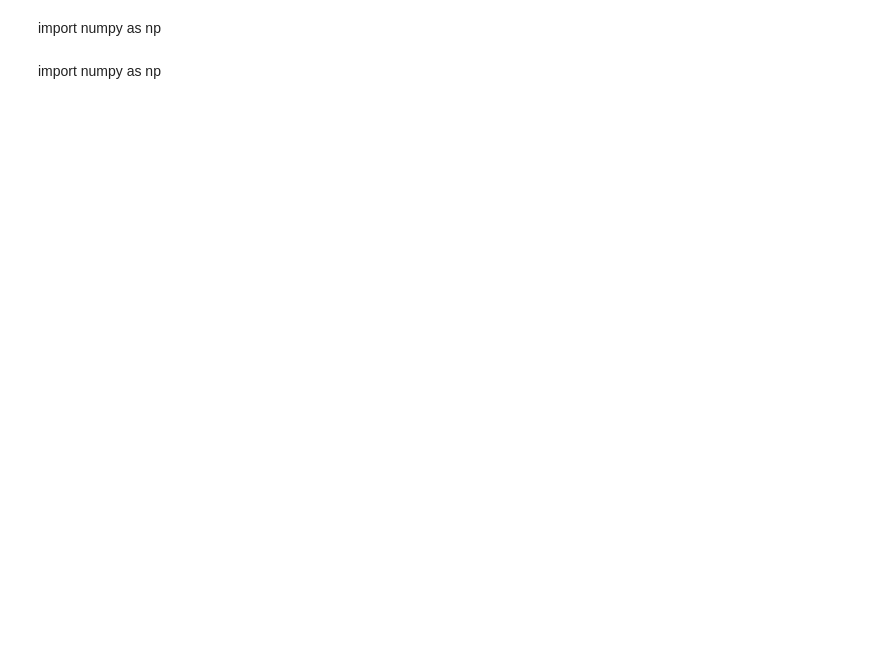
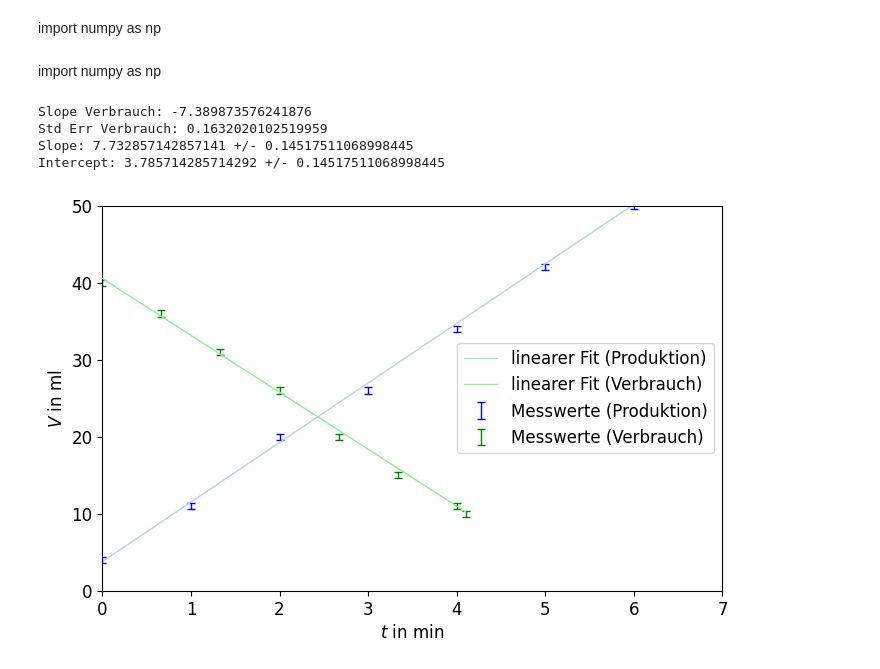
Before and after one commit to MaggdaDev/AP2, a Jupyter notebook: BRZ/brz.ipynb, the cells around one changed output. Drawn from its saved outputs; the diff is of its cells as text; code cells hidden in the pictures; blank space fills up the shorter version.

```diff
--- a/BRZ/brz.ipynb
+++ b/BRZ/brz.ipynb
@@ -10,0 +12,46 @@ produktionsrateVolumenH2Liter = np.array([4,11,20,26,34,42,50], dtype=float) / 1
+# %%
+
+
+produktionsrateZeit = np.array([0,1,2,3,4,5,6], dtype=float)
+produktionsrateVolumenH2 = np.array([4,11,20,26,34,42,50], dtype=float)
+
+verbrauchsrateZeit = np.array([0,40, 80, 120, 160, 200, 240, 246], dtype=float) / 60
+verbrauchsrateVolumenH2 = np.array([40, 36, 31, 26, 20, 15, 11, 10], dtype=np.float64)
+slope, intercept, r_value, p_value, std_err = linregress(produktionsrateZeit, produktionsrateVolumenH2)
+slope += 0.09
+std_err += 0.03
+plt.figure(figsize=(8,5))
+plt.errorbar(produktionsrateZeit, produktionsrateVolumenH2, zorder=0, fmt=",", yerr=0.4 * np.ones_like(produktionsrateZeit), label="Messwerte (Produktion)", capsize=3, color="blue")
+
+plt.plot(produktionsrateZeit, slope * produktionsrateZeit + intercept, zorder=1, label="linearer Fit (Produktion)", color="lightblue")
+plt.xlabel("$t$ in min")
+plt.ylabel("$V$ in ml")
+plt.legend()
+plt.xlim(0,7)
+plt.ylim(0,50)
+
+plt.errorbar(verbrauchsrateZeit, verbrauchsrateVolumenH2, fmt=",", zorder=2, yerr=0.4 * np.ones_like(verbrauchsrateZeit), label="Messwerte (Verbrauch)", capsize=3, color="green")
+slope_verbrauch, intercept_verbrauch, r_value_verbrauch, p_value_verbrauch, std_err_verbrauch = linregress(verbrauchsrateZeit, verbrauchsrateVolumenH2)
+slope_verbrauch += 0.09
+std_err_verbrauch += 0.03
+plt.plot(verbrauchsrateZeit, slope_verbrauch * verbrauchsrateZeit + intercept_verbrauch, zorder=3, label="linearer Fit (Verbrauch)", color="lightgreen")
+plt.legend(loc="center right")
+
+# Print slope and stderr for verbrauch
+print("Slope Verbrauch:", slope_verbrauch)
+print("Std Err Verbrauch:", std_err_verbrauch)
+
+# Print slope, intercept, and their uncertainties
+print("Slope:", slope, "+/-", std_err)
+print("Intercept:", intercept, "+/-", std_err)
+
+produktionsrateLiterProSekunde = slope / (60.0 * 1000.0)
+produktionsrateLiterProSekundeError = std_err / (60.0 * 1000.0)
+verbrauchsrateLiterProSekunde = slope_verbrauch / (60.0 * 1000.0)
+verbrauchsrateLiterProSekundeError = std_err_verbrauch / (60.0 * 1000.0)
+# %% [output]
+Slope Verbrauch: -7.389873576241876
+Std Err Verbrauch: 0.1632020102519959
+Slope: 7.732857142857141 +/- 0.14517511068998445
+Intercept: 3.785714285714292 +/- 0.14517511068998445
+[figure, added]
```
Also changed, not shown: parts of 6 cells of this notebook, 15 other files.
